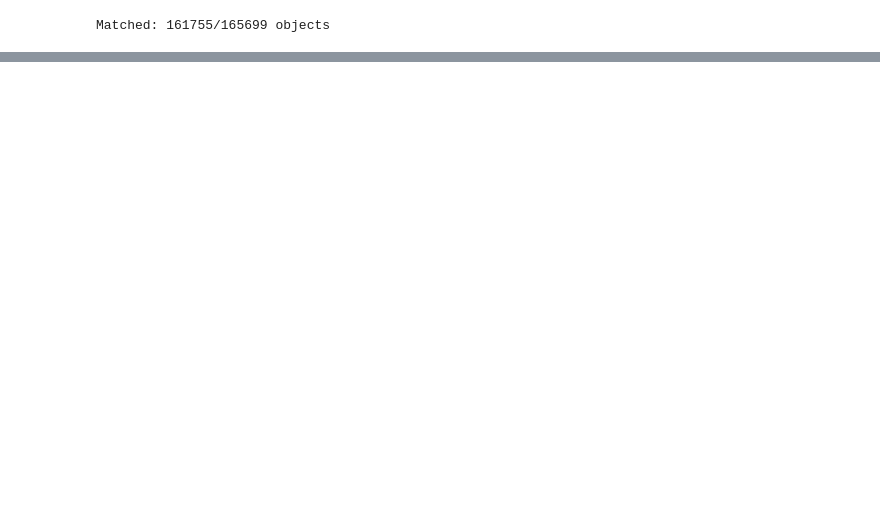
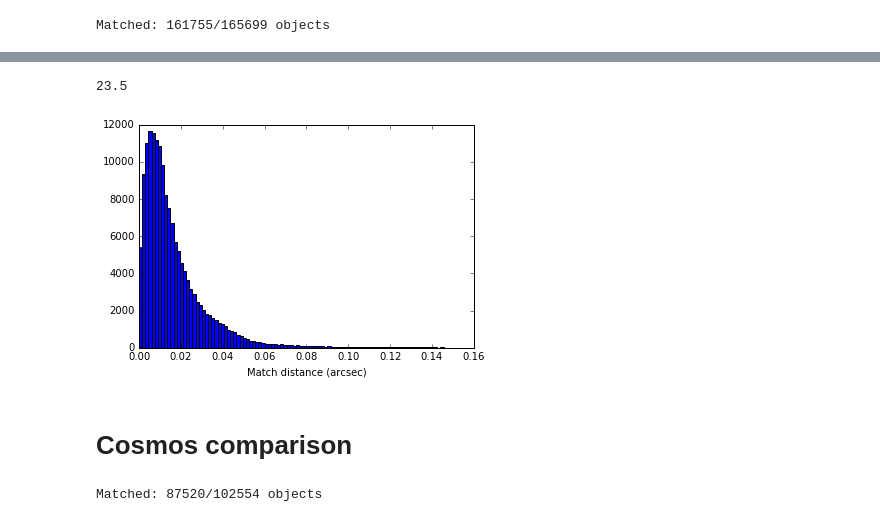
Before and after one commit to gaztanaga/legacypipe, a Jupyter notebook: py/legacyanalysis/validation/compare_two_cats.ipynb, the cells around one changed output, grey strips where cells are left out. Drawn from its saved outputs; the diff is of its cells as text; code cells hidden in the pictures; blank space fills up the shorter version.

```diff
--- a/py/legacyanalysis/validation/compare_two_cats.ipynb
+++ b/py/legacyanalysis/validation/compare_two_cats.ipynb
@@ -1902,0 +111,29 @@ np.array_split(a,3)
+# %%
+a=23.5
+print('%.1f' % a)
+# %% [output]
+23.5
+# %%
+import plots
+k=plots.Kaylans(v2,v3,imatch,plot_all=False)
+for mytype in ['PSF','SIMP','DEV','COMP']:
+    k.stacked_confusion_matrix(v2[ imatch['ref'] ],v3[ imatch['obs'] ],\
+                               ref_name='v2',obs_name='v3',savefig=True,\
+                               band='z',mytype=mytype)
+# %%
+d.match_distance(d2d,range=(0,0.15),savefig=False)
+k.
+# %% [output]
+[figure, added]
+# %% [markdown]
+# Cosmos comparison
+# %%
+fits_funcs= cat.CatalogueFuncs()
+c40=fits_funcs.stack('cosmos_40_tractor_list.txt')
+c41=fits_funcs.stack('cosmos_41_tractor_list.txt')
+mat=cat.Matcher()
+cmatch,imiss,c_d2d= mat.match_within(c40,c41) #,dist=1./3600)
+fits_funcs.set_extra_data(c40)
+fits_funcs.set_extra_data(c41)
+# %% [output]
+Matched: 87520/102554 objects
```
Also changed, not shown: parts of 78 cells of this notebook, 1 other file.
